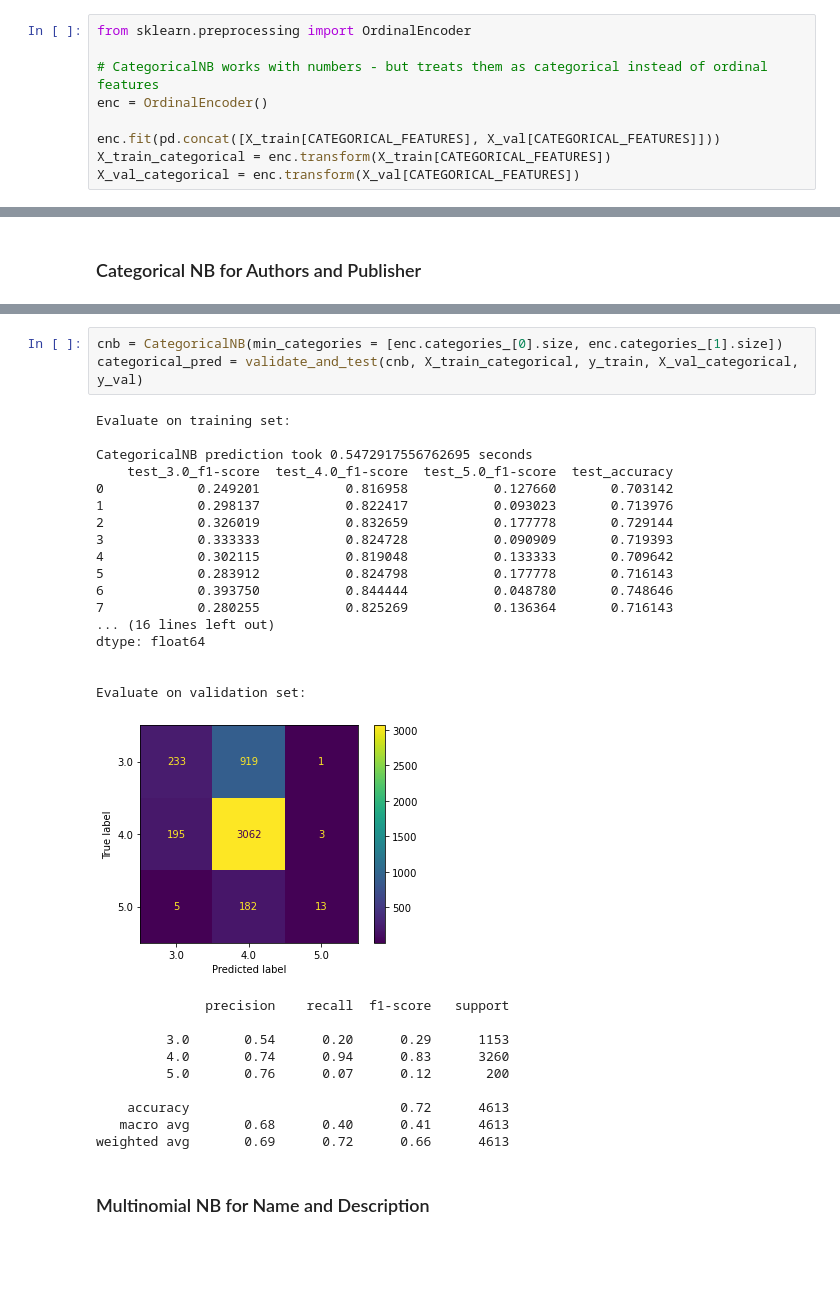
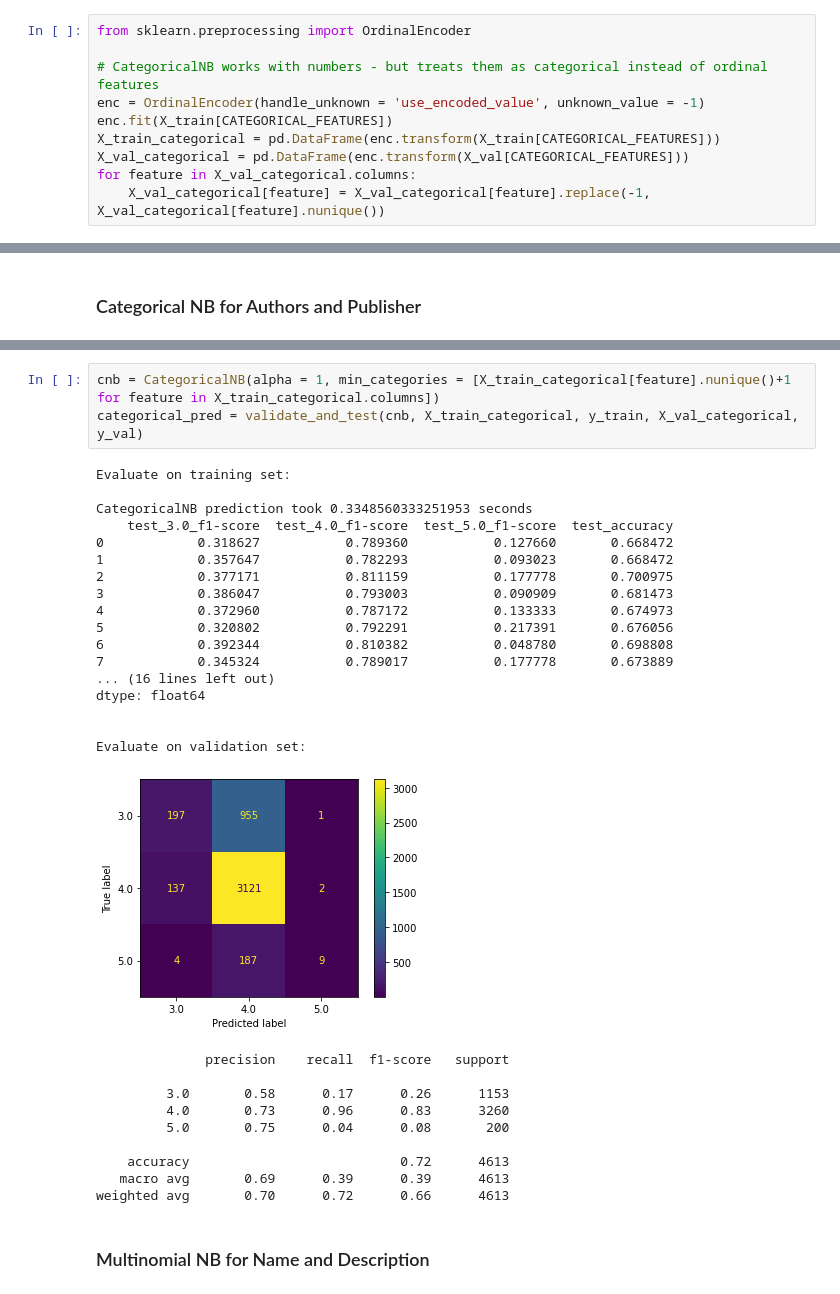
Before and after one commit to 7angel4/Goodreads-rating-classification, a Jupyter notebook: comp30027-a2.ipynb, the cells around one changed output, grey strips where cells are left out. Saved outputs shown, nothing was run; the diff lists cells and outputs as text; blank space fills up the shorter version.

```diff
--- a/comp30027-a2.ipynb
+++ b/comp30027-a2.ipynb
@@ -334,11 +334,12 @@ X_val_multinomial = X_val[MULTINOMIAL_FEATURES]
 from sklearn.preprocessing import OrdinalEncoder
 
 # CategoricalNB works with numbers - but treats them as categorical instead of ordinal features
-enc = OrdinalEncoder()
-
-enc.fit(pd.concat([X_train[CATEGORICAL_FEATURES], X_val[CATEGORICAL_FEATURES]]))
-X_train_categorical = enc.transform(X_train[CATEGORICAL_FEATURES])
-X_val_categorical = enc.transform(X_val[CATEGORICAL_FEATURES])
+enc = OrdinalEncoder(handle_unknown = 'use_encoded_value', unknown_value = -1)
+enc.fit(X_train[CATEGORICAL_FEATURES])
+X_train_categorical = pd.DataFrame(enc.transform(X_train[CATEGORICAL_FEATURES]))
+X_val_categorical = pd.DataFrame(enc.transform(X_val[CATEGORICAL_FEATURES]))
+for feature in X_val_categorical.columns:
+    X_val_categorical[feature] = X_val_categorical[feature].replace(-1, X_val_categorical[feature].nunique())
 # %% [markdown]
 ### Gaussian NB for PublishYear and pagesNumber
 # %%
@@ -394,34 +428,34 @@ tune_hyperparameter(cnb, param_grid, X_train_categorical, y_train.astype(int))
 # %%
-cnb = CategoricalNB(min_categories = [enc.categories_[0].size, enc.categories_[1].size])
+cnb = CategoricalNB(alpha = 1, min_categories = [X_train_categorical[feature].nunique()+1 for feature in X_train_categorical.columns])
 categorical_pred = validate_and_test(cnb, X_train_categorical, y_train, X_val_categorical, y_val)
 # %% [output]
 Evaluate on training set:
 
-CategoricalNB prediction took 0.5472917556762695 seconds
+CategoricalNB prediction took 0.3348560333251953 seconds
     test_3.0_f1-score  test_4.0_f1-score  test_5.0_f1-score  test_accuracy
-0            0.249201           0.816958           0.127660       0.703142
-1            0.298137           0.822417           0.093023       0.713976
-2            0.326019           0.832659           0.177778       0.729144
-3            0.333333           0.824728           0.090909       0.719393
-4            0.302115           0.819048           0.133333       0.709642
-5            0.283912           0.824798           0.177778       0.716143
-6            0.393750           0.844444           0.048780       0.748646
-7            0.280255           0.825269           0.136364       0.716143
+0            0.318627           0.789360           0.127660       0.668472
+1            0.357647           0.782293           0.093023       0.668472
+2            0.377171           0.811159           0.177778       0.700975
+3            0.386047           0.793003           0.090909       0.681473
+4            0.372960           0.787172           0.133333       0.674973
+5            0.320802           0.792291           0.217391       0.676056
+6            0.392344           0.810382           0.048780       0.698808
+7            0.345324           0.789017           0.177778       0.673889
 ... (16 lines left out)
 dtype: float64
 
 
 Evaluate on validation set:
-[figure, old version]
+[figure, new version]
               precision    recall  f1-score   support
 
-         3.0       0.54      0.20      0.29      1153
-         4.0       0.74      0.94      0.83      3260
-         5.0       0.76      0.07      0.12       200
+         3.0       0.58      0.17      0.26      1153
+         4.0       0.73      0.96      0.83      3260
+         5.0       0.75      0.04      0.08       200
 
     accuracy                           0.72      4613
-   macro avg       0.68      0.40      0.41      4613
-weighted avg       0.69      0.72      0.66      4613
+   macro avg       0.69      0.39      0.39      4613
+weighted avg       0.70      0.72      0.66      4613
 # %% [markdown]
 ### Multinomial NB for Name and Description
 # %%
```
Also changed, not shown: parts of 9 cells of this notebook, 1 other file.
